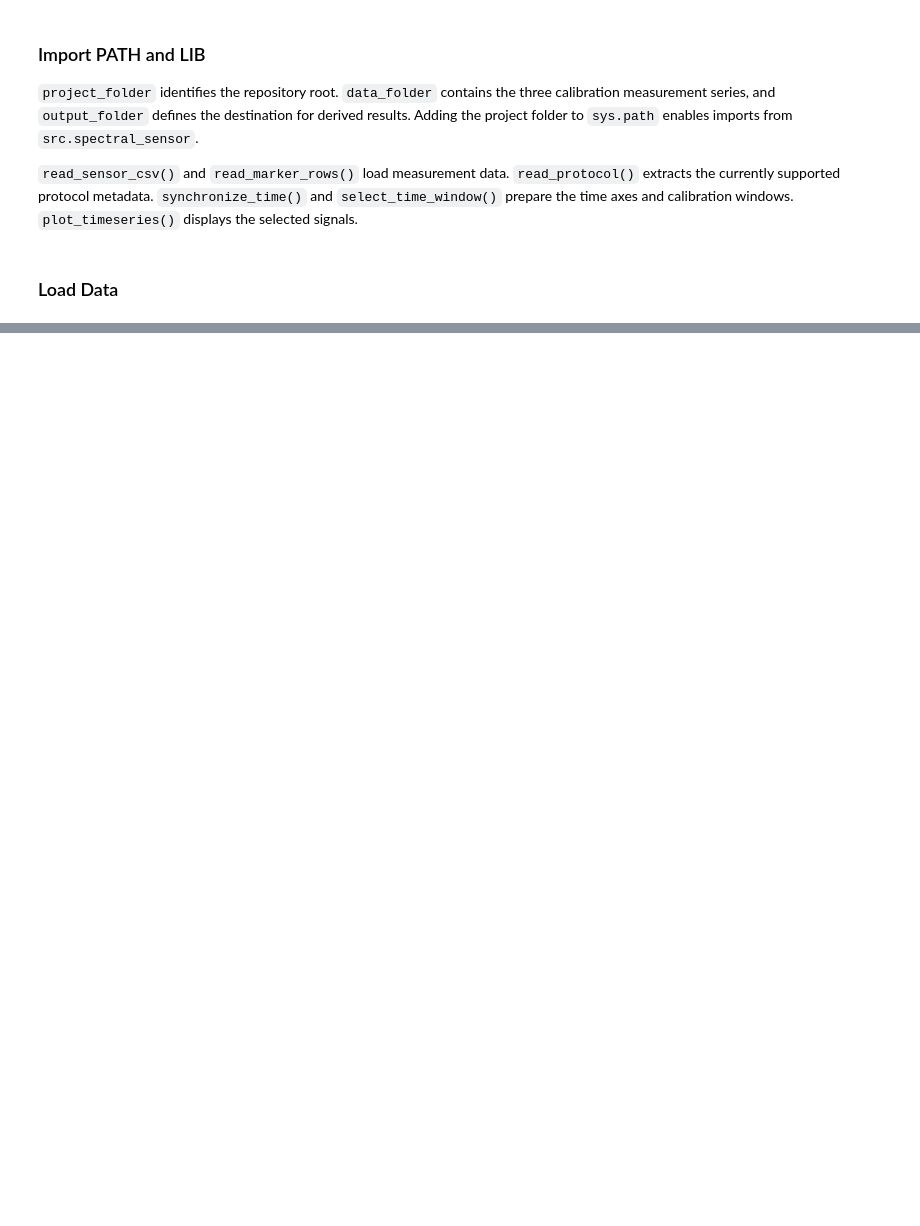
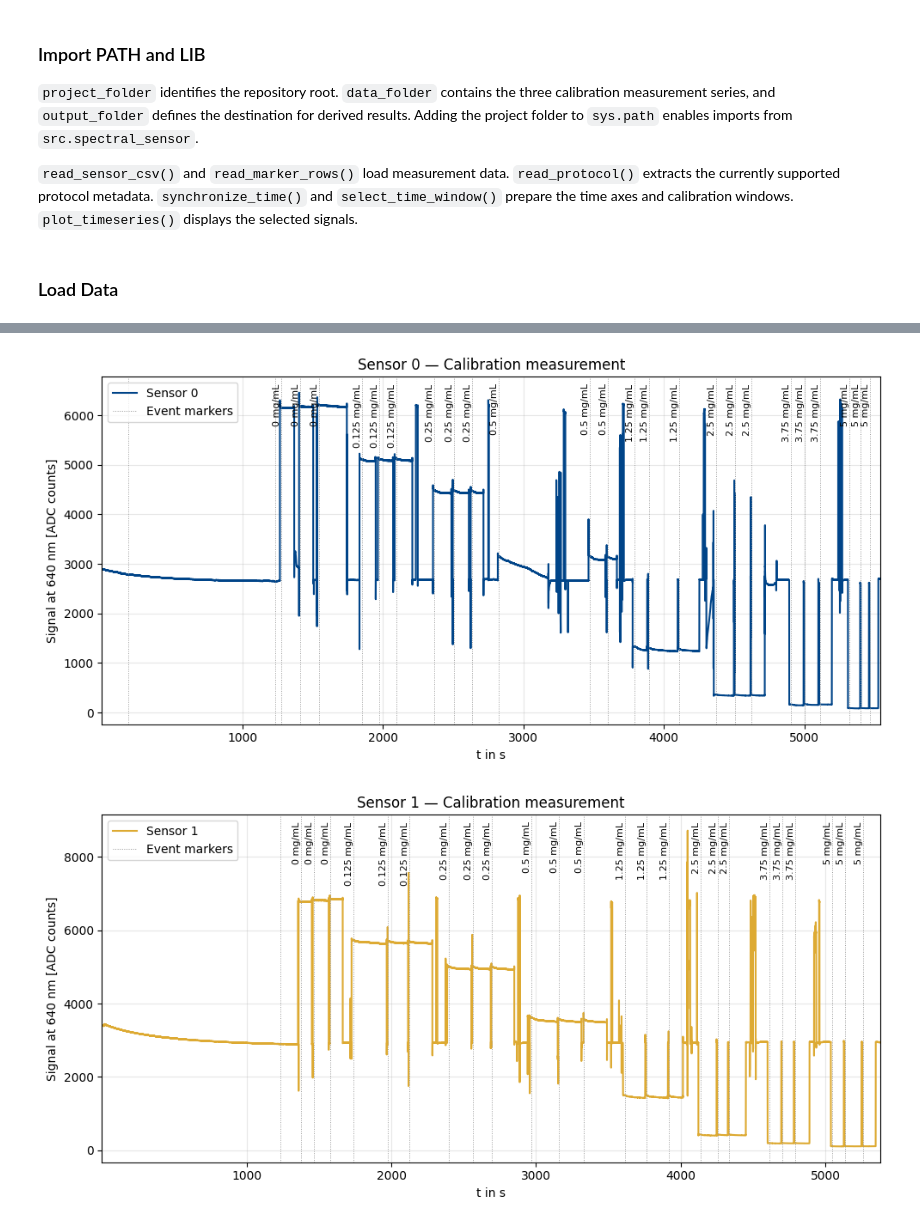
Before and after one commit to Lukro-fhdo/Dynano, a Jupyter notebook: notebooks/sensor_calibration.ipynb, the cells around one changed output, grey strips where cells are left out. Cells and saved outputs as stored; diff of their text form; code cells hidden in the pictures; blank space fills up the shorter version.

```diff
--- a/notebooks/sensor_calibration.ipynb
+++ b/notebooks/sensor_calibration.ipynb
@@ -213,0 +236,9 @@ pd.DataFrame.from_dict(protocol_metadata, orient="index")
+# %%
+
+from src.spectral_sensor.plotting import plot_measurements
+
+
+synced_sensors, synced_markers = synchronize_measurements(
+    sensor_data,
+    marker_data,
+)
@@ -213,0 +300,36 @@ pd.DataFrame.from_dict(protocol_metadata, orient="index")
+# %%
+from src.spectral_sensor.plotting import plot_measurements, save_plot
+
+for sensor_name in measurement_series:
+    selected_markers = calibration_markers.loc[
+        calibration_markers["sensor"] == sensor_name
+    ]
+
+    marker_labels = {}
+
+    for _, marker in selected_markers.iterrows():
+        concentration = marker["concentration_mg_fe_ml"]
+        marker_labels[marker["marker_index"]] = (
+            f"{concentration:g} mg/mL"
+        )
+
+    fig, ax = plot_measurements(
+        {sensor_name: synced_sensors[sensor_name]},
+        synced_markers[sensor_name],
+        marker_labels=marker_labels,
+        time_column="time_s",
+        signal_column=str(wavelength_nm),
+        xlabel="t in s",
+        ylabel=f"Signal at {wavelength_nm} nm [ADC counts]",
+        title=f"{sensor_name.replace('_', ' ').capitalize()} — Calibration measurement",
+        sensor_styles=sensor_styles,
+    )
+
+    save_plot(
+        fig,
+        output_folder=output_folder / "figures",
+        filename=f"{sensor_name}_raw_{wavelength_nm}nm",
+    )
+# %% [output]
+[figure, added]
+[figure, added]
```
Also changed, not shown: parts of 13 cells of this notebook, 23 other files.
